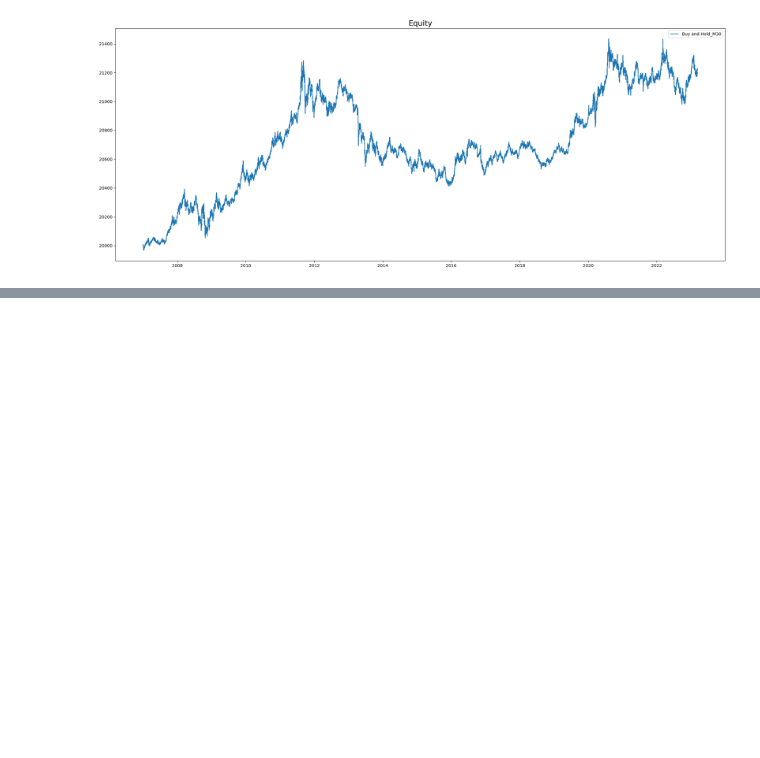
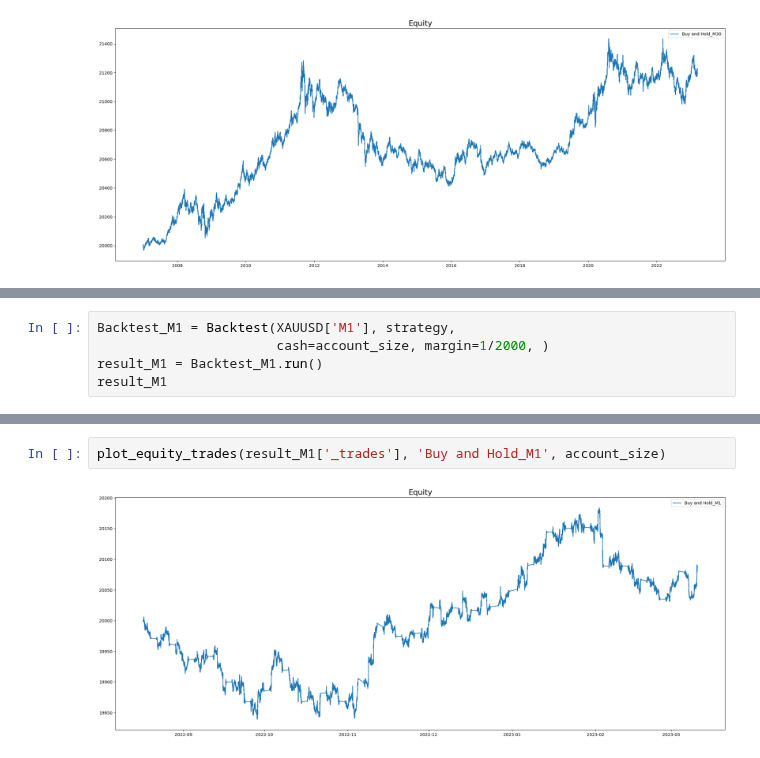
Before and after one commit to Kittipong91/XAUUSD_algorithmic_trading, a Jupyter notebook: Technical_Strategy/Strategy+0+-+Buy+and+Hold/Strategy 0 - Buy and Hold - Backtesting.ipynb, the cells around one changed output, grey strips where cells are left out. Drawn from its saved outputs; the diff is of its cells as text; blank space fills up the shorter version.

```diff
--- a/Technical_Strategy/Strategy+0+-+Buy+and+Hold/Strategy 0 - Buy and Hold - Backtesting.ipynb
+++ b/Technical_Strategy/Strategy+0+-+Buy+and+Hold/Strategy 0 - Buy and Hold - Backtesting.ipynb
@@ -200,0 +261,5 @@ plot_equity_trades(result_M30['_trades'], 'Buy and Hold_M30', account_size)
+# %%
+Backtest_M1 = Backtest(XAUUSD['M1'], strategy,
+                       cash=account_size, margin=1/2000, )
+result_M1 = Backtest_M1.run()
+result_M1
@@ -200,0 +284,4 @@ plot_equity_trades(result_M30['_trades'], 'Buy and Hold_M30', account_size)
+# %%
+plot_equity_trades(result_M1['_trades'], 'Buy and Hold_M1', account_size)
+# %% [output]
+[figure, added]
```
Also changed, not shown: parts of 8 cells of this notebook, 9 other files.
